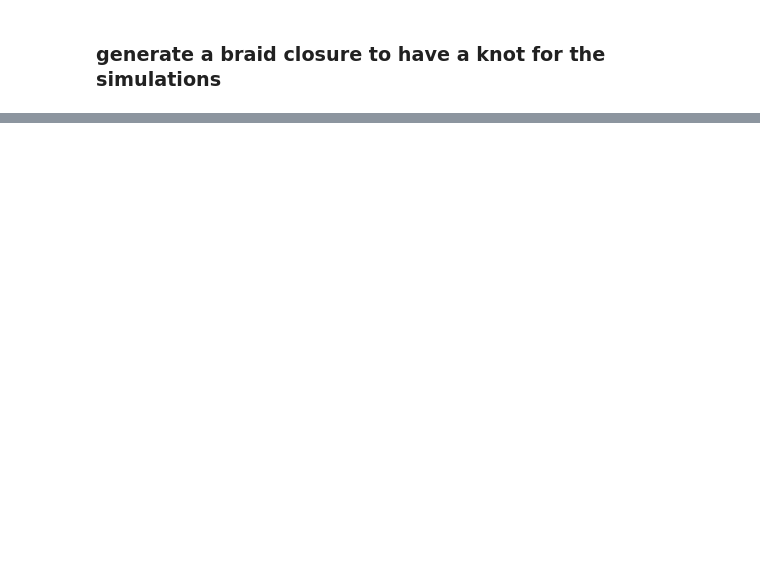
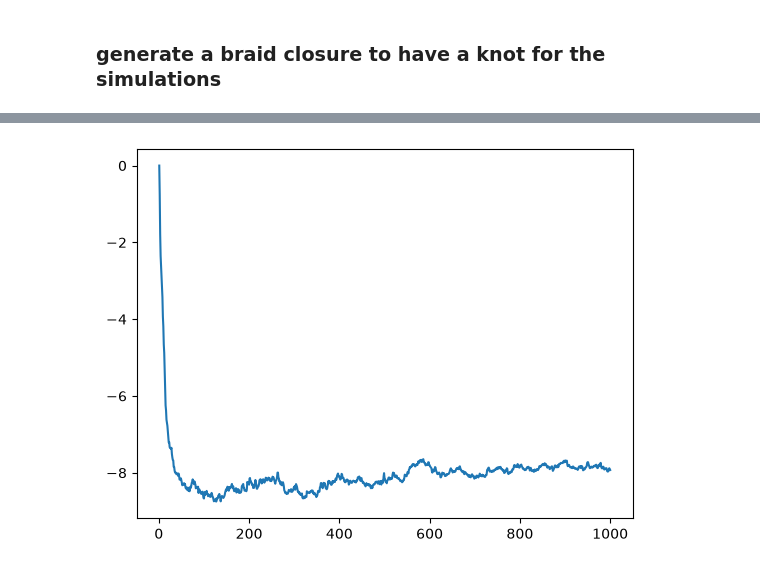
Before and after one commit to eliassteiner1/geometry-mnist, a Jupyter notebook: notebooks/cln_knot_simulation.ipynb, the cells around one changed output, grey strips where cells are left out. Cells and saved outputs as stored; diff of their text form; code cells hidden in the pictures; blank space fills up the shorter version.

```diff
--- a/notebooks/cln_knot_simulation.ipynb
+++ b/notebooks/cln_knot_simulation.ipynb
@@ -135,0 +92,12 @@ tensor(0.9596, dtype=torch.float64) tensor(0.1023, dtype=torch.float64)
+# %%
+import plotly.graph_objects as go
+from geometry_mnist.plotly.plots import plot_scrub
+
+import numpy as np
+
+_ = plt.plot(np.log(np.array(energies) / np.nanmax(energies)))
+# plt.plot(np.log(np.array(eff_steps_avg) / np.nanmax(eff_steps_avg)))
+
+plot_scrub(snapshots).show()
+# %% [output]
+[figure, added]
```
Also changed, not shown: parts of 9 cells of this notebook, 11 other files.
